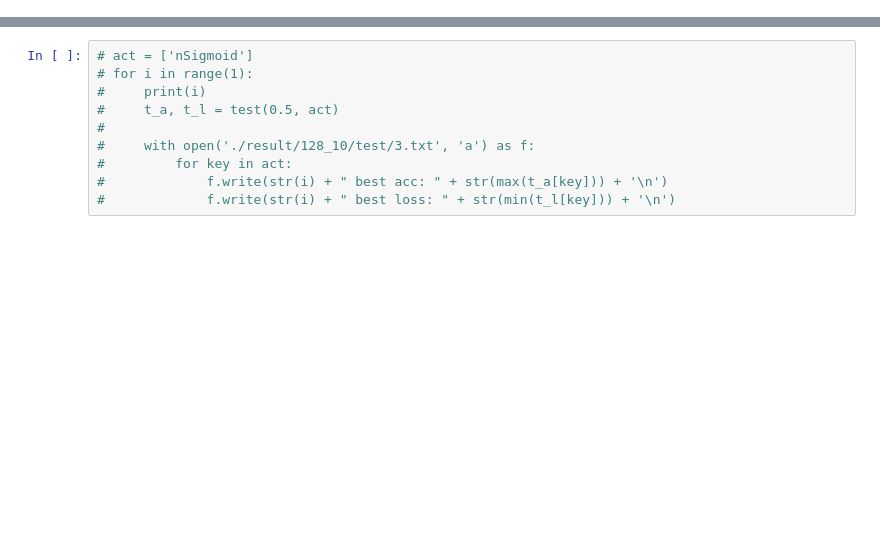
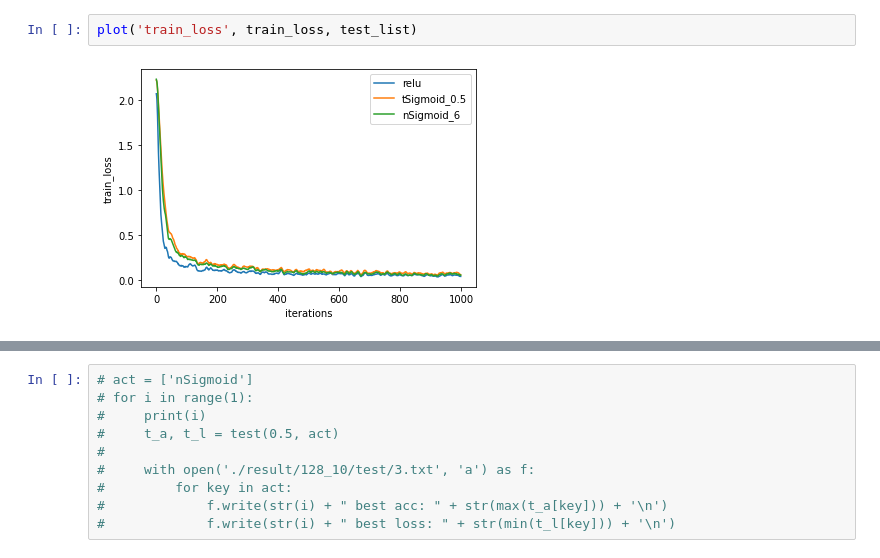
Before and after one commit to dinleo/Learning, a Jupyter notebook: Py_Code/AI_Learning/mnist/act_test.ipynb, the cells around one changed output, grey strips where cells are left out. Drawn from its saved outputs; the diff is of its cells as text; blank space fills up the shorter version.

```diff
--- a/Py_Code/AI_Learning/mnist/act_test.ipynb
+++ b/Py_Code/AI_Learning/mnist/act_test.ipynb
@@ -94,0 +125,4 @@ plt.show()
+# %%
+plot('train_loss', train_loss, test_list)
+# %% [output]
+[figure, added]
```
Also changed, not shown: parts of 11 cells of this notebook, 2 other files.
